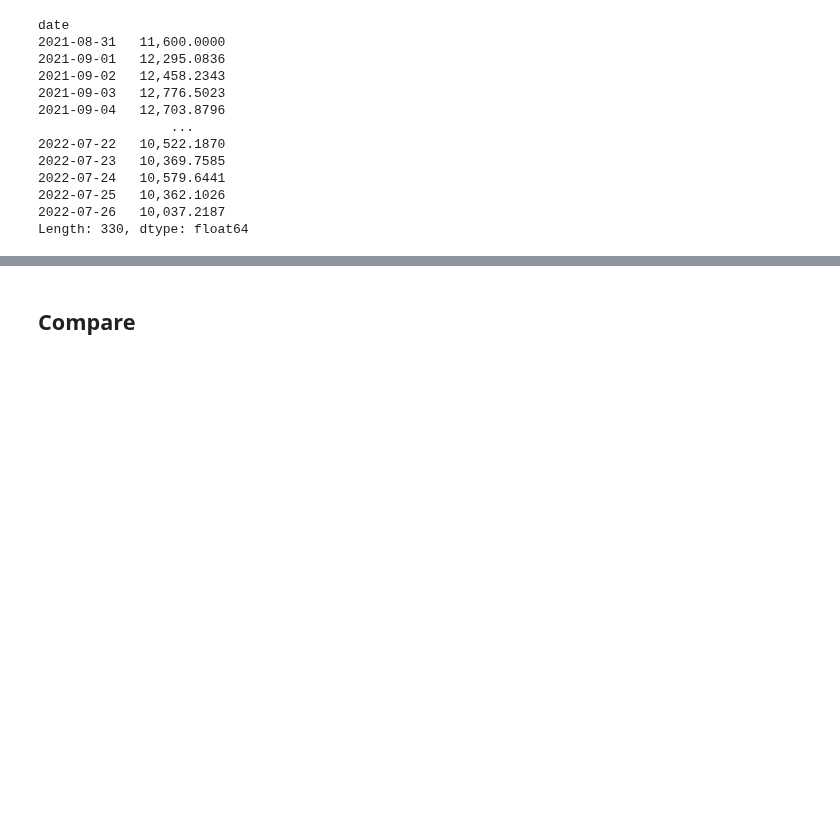
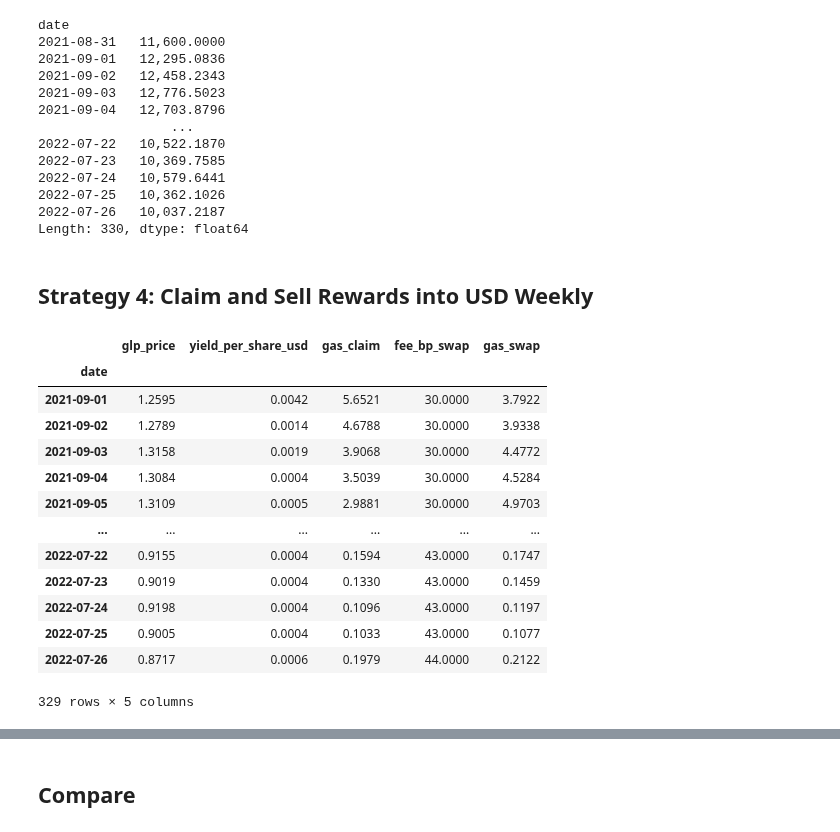
Before and after one commit to coindataschool/GMX, a Jupyter notebook: notebook/Arbitrum/glp_strategies_comparison.ipynb, the cells around one changed output, grey strips where cells are left out. Drawn from its saved outputs; the diff is of its cells as text; code cells hidden in the pictures; blank space fills up the shorter version.

```diff
--- a/notebook/Arbitrum/glp_strategies_comparison.ipynb
+++ b/notebook/Arbitrum/glp_strategies_comparison.ipynb
@@ -386,3 +386,30 @@ Length: 330, dtype: float64
 # %%
 if daily_reserve[-1] < 0:
     print("To implement this strategy, you need at least ${} in reserve to pay gas.".format(np.ceil(start_reserve + abs(daily_reserve[-1]))))
+# %% [markdown]
+## Strategy 4: Claim and Sell Rewards into USD Weekly
+# %%
+# from day 2 until the last day
+df = (pd.merge(df_price_yield.loc[day2:end_date, ['glp_price', 'yield_per_share_usd']], df_eth_reward_claim_cost,
+               left_index=True, right_index=True)
+        .rename(columns = {'gas_usd': 'gas_claim'})
+     )
+df = (pd.merge(df, df_eth_usd_swap_cost, left_index=True, right_index=True)
+        .rename(columns = {'gas_usd': 'gas_swap', 'fee_bp': 'fee_bp_swap'})
+     )
+df
+# %% [output]
+|  | glp_price | yield_per_share_usd | gas_claim | fee_bp_swap | gas_swap |
+| date |  |  |  |  |  |
+| 2021-09-01 | 1.2595 | 0.0042 | 5.6521 | 30.0000 | 3.7922 |
+| 2021-09-02 | 1.2789 | 0.0014 | 4.6788 | 30.0000 | 3.9338 |
+| 2021-09-03 | 1.3158 | 0.0019 | 3.9068 | 30.0000 | 4.4772 |
+| 2021-09-04 | 1.3084 | 0.0004 | 3.5039 | 30.0000 | 4.5284 |
+| 2021-09-05 | 1.3109 | 0.0005 | 2.9881 | 30.0000 | 4.9703 |
+| ... | ... | ... | ... | ... | ... |
+| 2022-07-22 | 0.9155 | 0.0004 | 0.1594 | 43.0000 | 0.1747 |
+| 2022-07-23 | 0.9019 | 0.0004 | 0.1330 | 43.0000 | 0.1459 |
+| 2022-07-24 | 0.9198 | 0.0004 | 0.1096 | 43.0000 | 0.1197 |
+| 2022-07-25 | 0.9005 | 0.0004 | 0.1033 | 43.0000 | 0.1077 |
+| 2022-07-26 | 0.8717 | 0.0006 | 0.1979 | 44.0000 | 0.2122 |
+329 rows × 5 columns
```
Also changed, not shown: parts of 15 cells of this notebook, 3 other files.
